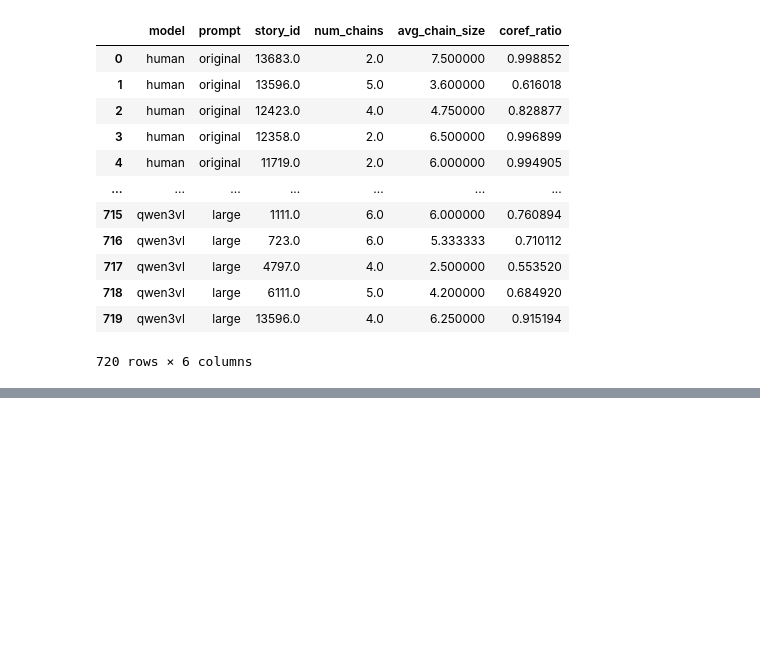
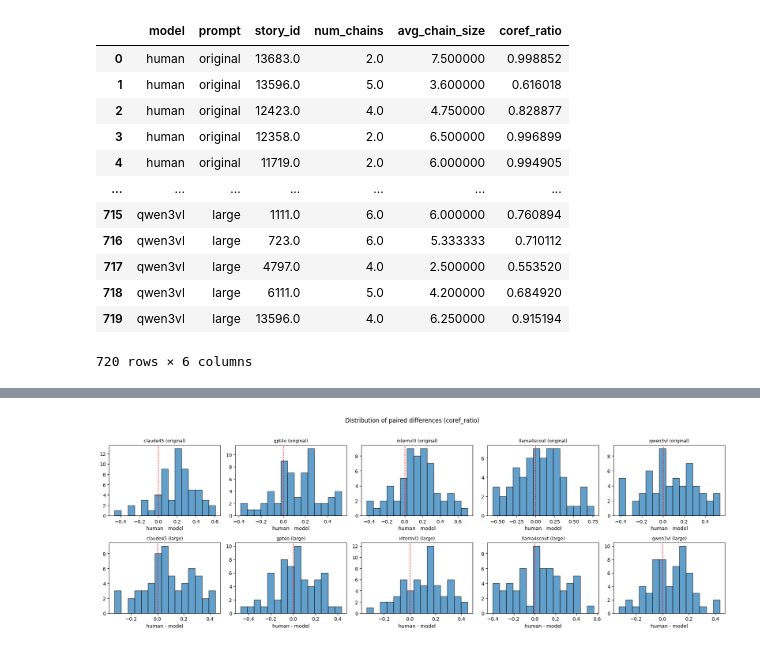
Before and after one commit to GU-CLASP/coherence-driven-humans, a Jupyter notebook: analysis/coreference_profiles.ipynb, the cells around one changed output, grey strips where cells are left out. Cells and saved outputs as stored; diff of their text form; code cells hidden in the pictures; blank space fills up the shorter version.

```diff
--- a/analysis/coreference_profiles.ipynb
+++ b/analysis/coreference_profiles.ipynb
@@ -173,3 +173,34 @@ coref_agg
 # coref ratio - squashed between 0 and 1, chain size / num of chains + small epsilon (for when there are no chains, to prevent division by zero)
 # values near 1: few chains but each has many mentions, the text focuses on a small set of entities and refers back to them repeatedly
 # values near 0: many chains but each has few mentions, the text introduces many entities but does not sustain reference to them
+# %%
+# visualising the distribution of ratio values, differences between humans and each of the models
+# it's a check to run t-test, need to see if the differences form a roughly normal distribution
+
+import matplotlib.pyplot as plt
+
+fig, axes = plt.subplots(len(PROMPTS), len(MODELS) - 1, figsize=(18, 6), squeeze=False)
+
+for i, prompt in enumerate(PROMPTS):
+    df_human = df_coref[(df_coref['model'] == 'human') & (df_coref['prompt'] == prompt)].set_index('story_id')
+    col = 0
+    for model in MODELS:
+        if model == 'human':
+            continue
+        df_model = df_coref[(df_coref['model'] == model) & (df_coref['prompt'] == prompt)].set_index('story_id')
+        common_ids = df_human.index.intersection(df_model.index)
+
+        diffs = df_human.loc[common_ids, 'coref_ratio'].values - df_model.loc[common_ids, 'coref_ratio'].values
+
+        ax = axes[i][col]
+        ax.hist(diffs, bins=15, edgecolor='black', alpha=0.7)
+        ax.axvline(0, color='red', linestyle='--', linewidth=1)
+        ax.set_title(f"{model} ({prompt})", fontsize=9)
+        ax.set_xlabel('human - model')
+        col += 1
+
+plt.suptitle('Distribution of paired differences (coref_ratio)', fontsize=12, y=1.02)
+plt.tight_layout()
+plt.show()
+# %% [output]
+[figure, added]
```
Also changed, not shown: parts of 6 cells of this notebook, 1 other file.
